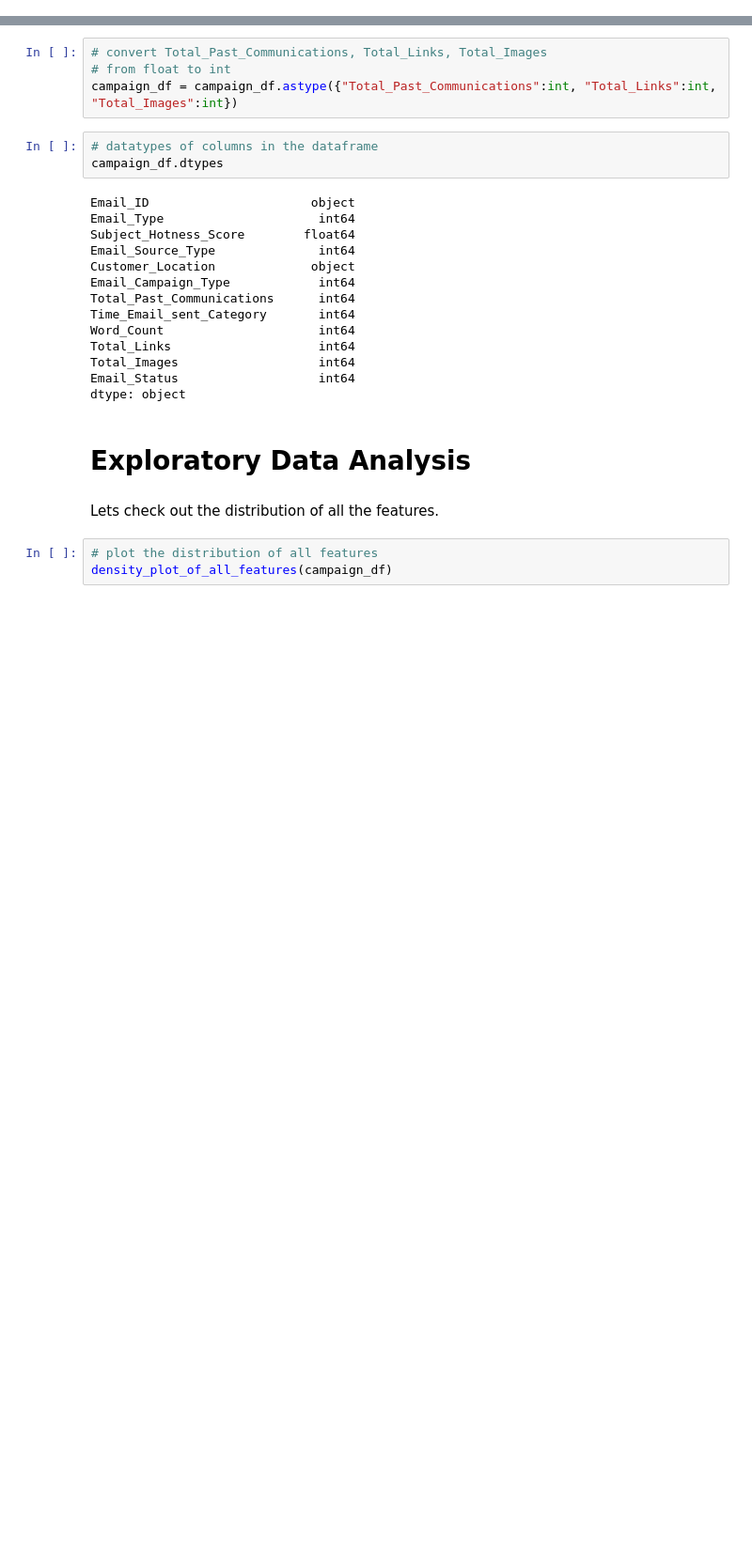
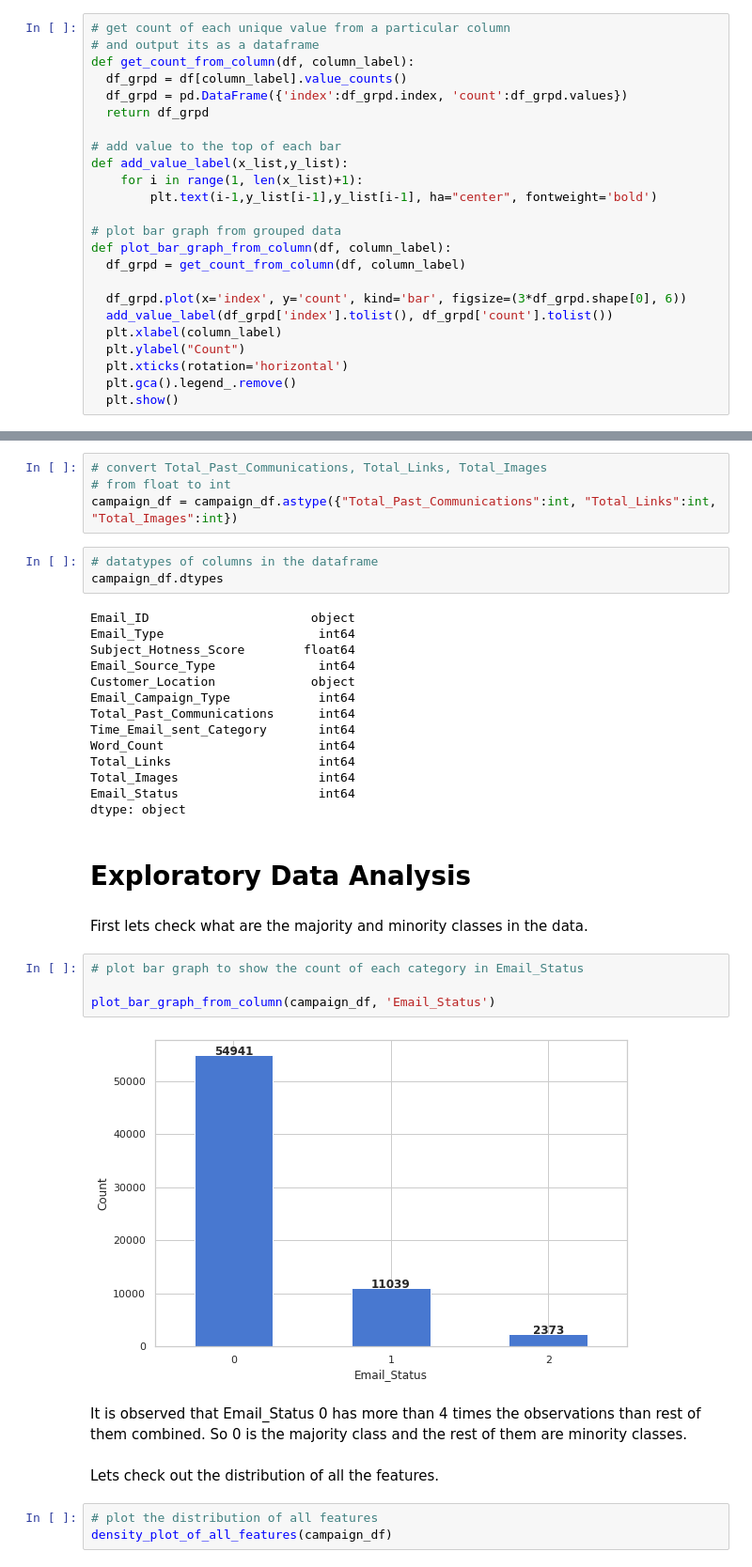
Before and after one commit to connect-midhunr/email-campaign-effectiveness-prediction, a Jupyter notebook: Email_Campaign_Effectiveness_Prediction_Capstone_Project.ipynb, the cells around one changed output, grey strips where cells are left out. Shown at 94% size. Saved outputs shown, nothing was run; the diff lists cells and outputs as text; blank space fills up the shorter version.

```diff
--- a/Email_Campaign_Effectiveness_Prediction_Capstone_Project.ipynb
+++ b/Email_Campaign_Effectiveness_Prediction_Capstone_Project.ipynb
@@ -86,6 +97,30 @@ def generate_vertical_box_plot(dataframe, y_feature, x_feature=None):
   else:
     ax = sns.boxplot(y=dataframe[y_feature], x=None)
   ax.grid(False)
+# %%
+# get count of each unique value from a particular column
+# and output its as a dataframe
+def get_count_from_column(df, column_label):
+  df_grpd = df[column_label].value_counts()
+  df_grpd = pd.DataFrame({'index':df_grpd.index, 'count':df_grpd.values})
+  return df_grpd
+
+# add value to the top of each bar
+def add_value_label(x_list,y_list):
+    for i in range(1, len(x_list)+1):
+        plt.text(i-1,y_list[i-1],y_list[i-1], ha="center", fontweight='bold')
+
+# plot bar graph from grouped data
+def plot_bar_graph_from_column(df, column_label):
+  df_grpd = get_count_from_column(df, column_label)
+
+  df_grpd.plot(x='index', y='count', kind='bar', figsize=(3*df_grpd.shape[0], 6))
+  add_value_label(df_grpd['index'].tolist(), df_grpd['count'].tolist())
+  plt.xlabel(column_label)
+  plt.ylabel("Count")
+  plt.xticks(rotation='horizontal')
+  plt.gca().legend_.remove()
+  plt.show()
 # %%
 # generate density plots of a feature in a dataframe
 # prints a density plot
@@ -461,6 +491,16 @@ Email_Status                   int64
 dtype: object
 # %% [markdown]
 # Exploratory Data Analysis
+# %% [markdown]
+First lets check what are the majority and minority classes in the data.
+# %%
+# plot bar graph to show the count of each category in Email_Status
+
+plot_bar_graph_from_column(campaign_df, 'Email_Status')
+# %% [output]
+[figure, added]
+# %% [markdown]
+It is observed that Email_Status 0 has more than 4 times the observations than rest of them combined. So 0 is the majority class and the rest of them are minority classes.
 # %% [markdown]
 Lets check out the distribution of all the features.
 # %%
```
Also changed, not shown: parts of 36 cells of this notebook.
